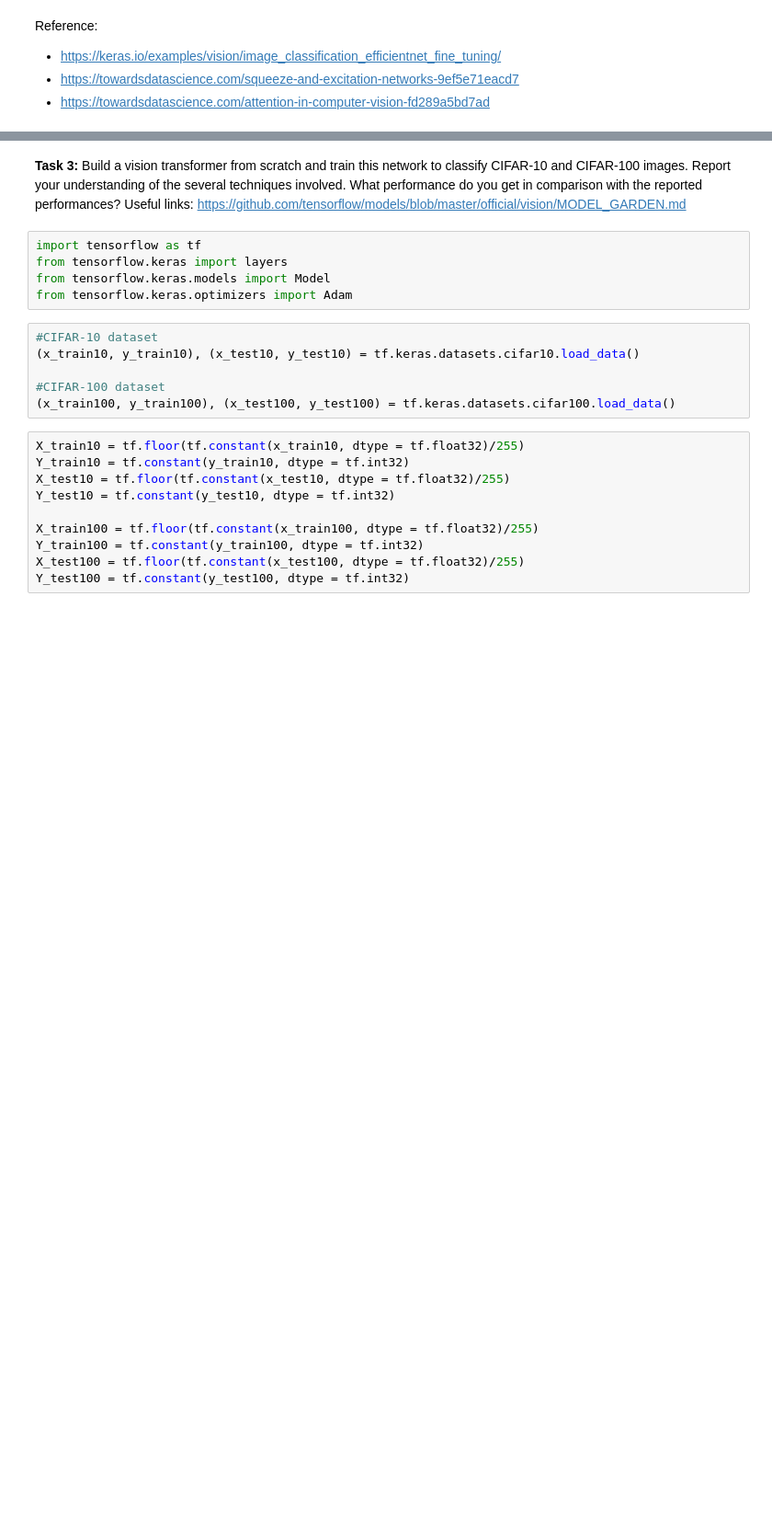
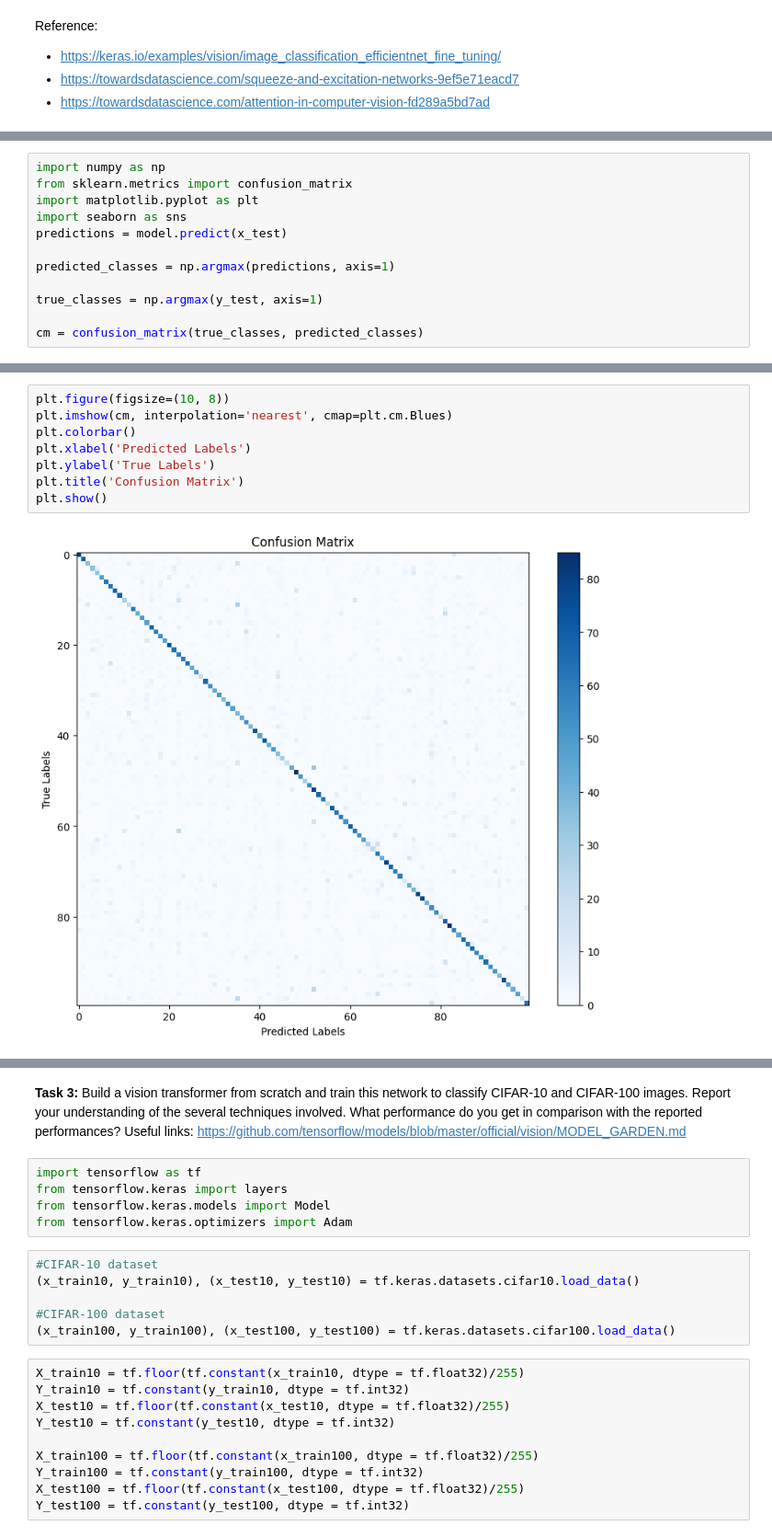
Before and after one commit to dhayanesh/CNN-Transformer-EfficientNet-LeNet, a Jupyter notebook: cnn.ipynb, the cells around one changed output, grey strips where cells are left out. Shown at 92% size. Cells and saved outputs as stored; diff of their text form; blank space fills up the shorter version.

```diff
--- a/cnn.ipynb
+++ b/cnn.ipynb
@@ -460,0 +404,12 @@ Test accuracy: 0.02669999934732914
+# %%
+import numpy as np
+from sklearn.metrics import confusion_matrix
+import matplotlib.pyplot as plt
+import seaborn as sns
+predictions = model.predict(x_test)
+
+predicted_classes = np.argmax(predictions, axis=1)
+
+true_classes = np.argmax(y_test, axis=1)
+
+cm = confusion_matrix(true_classes, predicted_classes)
@@ -460,0 +418,10 @@ Test accuracy: 0.02669999934732914
+# %%
+plt.figure(figsize=(10, 8))
+plt.imshow(cm, interpolation='nearest', cmap=plt.cm.Blues)
+plt.colorbar()
+plt.xlabel('Predicted Labels')
+plt.ylabel('True Labels')
+plt.title('Confusion Matrix')
+plt.show()
+# %% [output]
+[figure, added]
```
Also changed, not shown: parts of 31 cells of this notebook.
